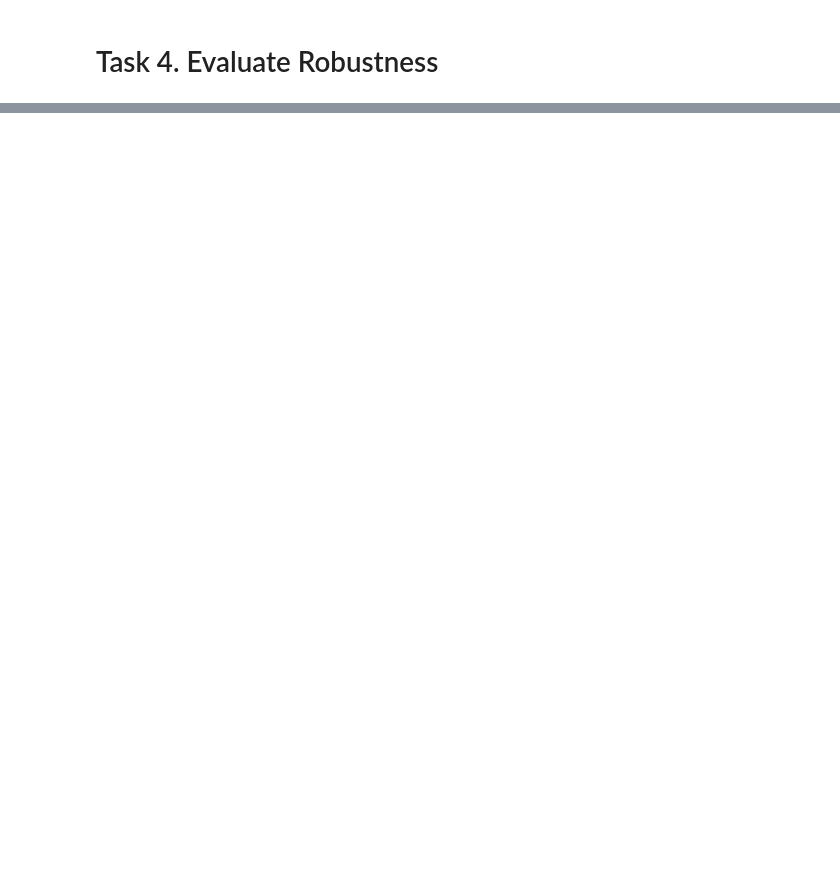
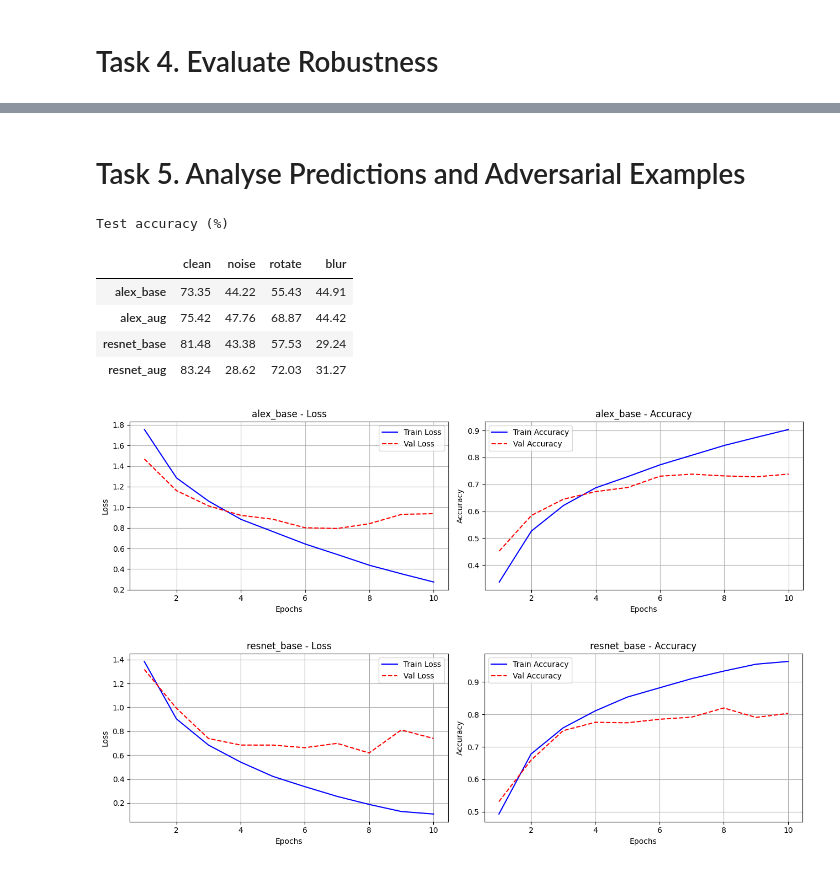
Before and after one commit to emyemy89/scalable-ml-id2223, a Jupyter notebook: lab1.ipynb, the cells around one changed output, grey strips where cells are left out. Cells and saved outputs as stored; diff of their text form; code cells hidden in the pictures; blank space fills up the shorter version.

Commit message:
Complete Lab 1 Tasks 5 and 6

```diff
--- a/lab1.ipynb
+++ b/lab1.ipynb
@@ -711,0 +712,23 @@ resnet_aug | train time: 268s
+# %% [markdown]
+# Task 5. Analyse Predictions and Adversarial Examples
+# %%
+import pandas as pd
+from IPython.display import display
+from sklearn.metrics import ConfusionMatrixDisplay, confusion_matrix
+
+baseline_names = ("alex_base", "resnet_base")
+
+print("Test accuracy (%)")
+display((100 * pd.DataFrame(robust).T).round(2))
+
+for name in baseline_names:
+    plot_metrics(results[name], title=name)
+# %% [output]
+Test accuracy (%)
+|  | clean | noise | rotate | blur |
+| alex_base | 73.35 | 44.22 | 55.43 | 44.91 |
+| alex_aug | 75.42 | 47.76 | 68.87 | 44.42 |
+| resnet_base | 81.48 | 43.38 | 57.53 | 29.24 |
+| resnet_aug | 83.24 | 28.62 | 72.03 | 31.27 |
+[figure, added]
+[figure, added]
```
Also changed, not shown: parts of 15 cells of this notebook.
